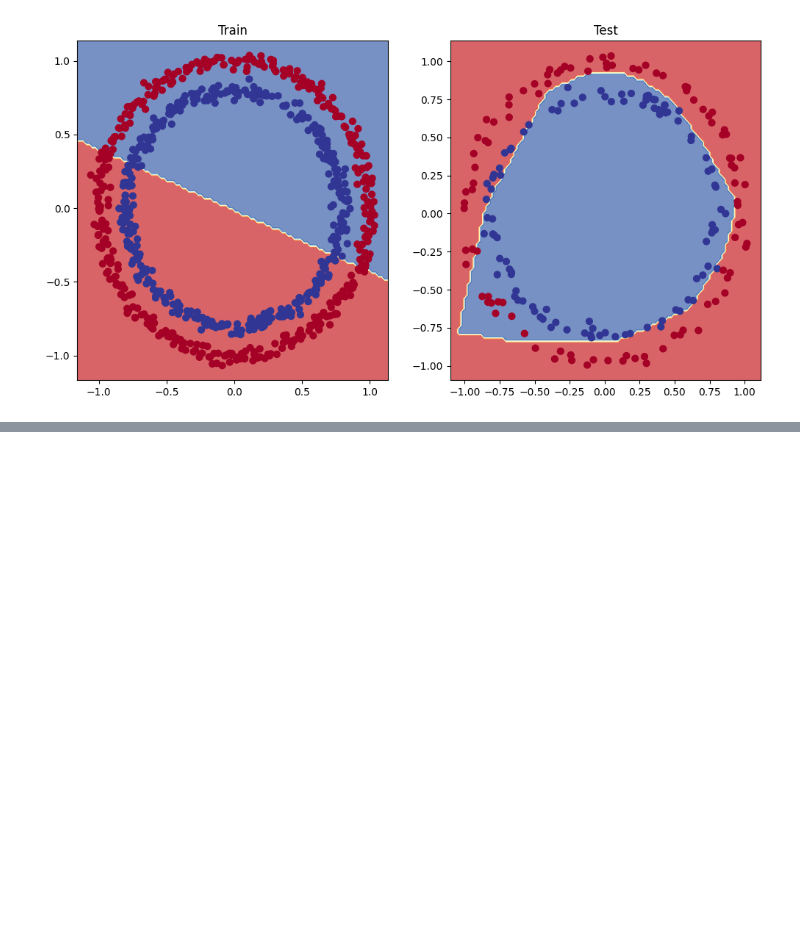
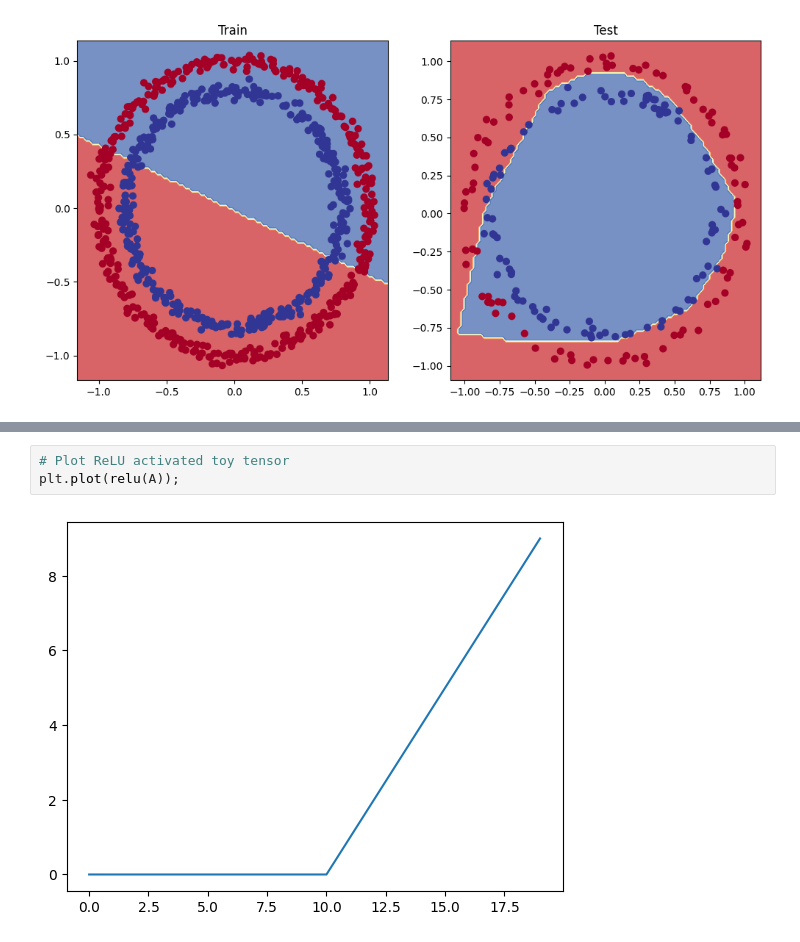
Before and after one commit to makifcevik/pytorch-notebooks, a Jupyter notebook: Pytorch_02.ipynb, the cells around one changed output, grey strips where cells are left out. Saved outputs shown, nothing was run; the diff lists cells and outputs as text; blank space fills up the shorter version.

```diff
--- a/Pytorch_02.ipynb
+++ b/Pytorch_02.ipynb
@@ -520,0 +545,5 @@ plot_decision_boundary(model_3, X_test, y_test) # model_3 = has non-linearity
+# %%
+# Plot ReLU activated toy tensor
+plt.plot(relu(A));
+# %% [output]
+[figure, added]
```
Also changed, not shown: parts of 33 cells of this notebook.
